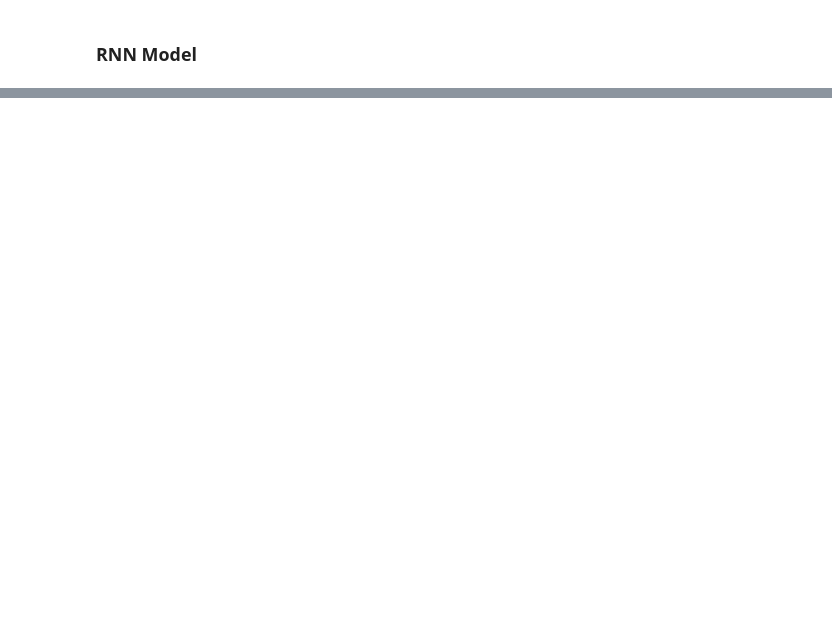
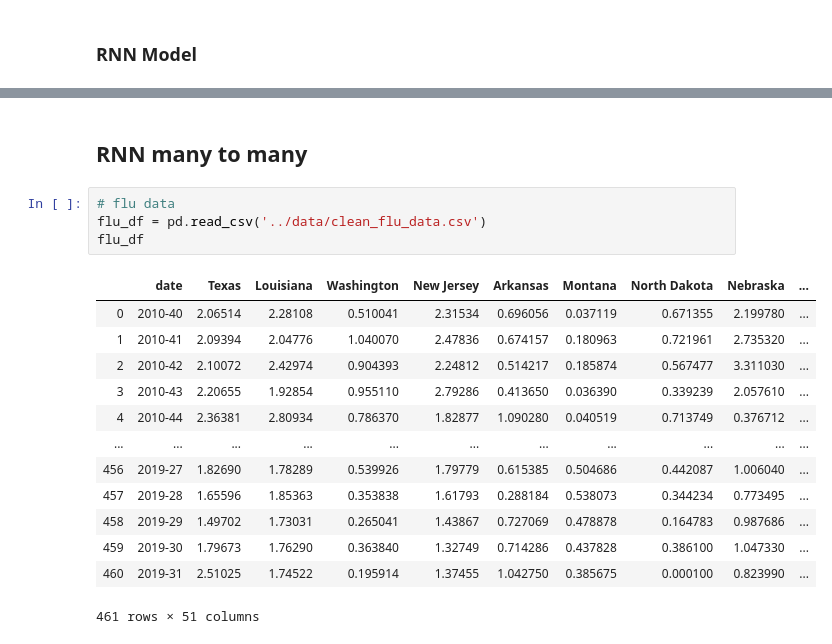
Before and after one commit to FiveSixSenvenEight/109B_flu_prediction, a Jupyter notebook: 02-analysis/NN.ipynb, the cells around one changed output, grey strips where cells are left out. Saved outputs shown, nothing was run; the diff lists cells and outputs as text; blank space fills up the shorter version.

```diff
--- a/02-analysis/NN.ipynb
+++ b/02-analysis/NN.ipynb
@@ -258,0 +298,20 @@ Test RMSE:  2.8383981152954116
+# %% [markdown]
+## RNN many to many
+# %%
+# flu data
+flu_df = pd.read_csv('../data/clean_flu_data.csv')
+flu_df
+# %% [output]
+|  | date | Texas | Louisiana | Washington | New Jersey | Arkansas | Montana | North Dakota | Nebraska | ... |
+| 0 | 2010-40 | 2.06514 | 2.28108 | 0.510041 | 2.31534 | 0.696056 | 0.037119 | 0.671355 | 2.199780 | ... |
+| 1 | 2010-41 | 2.09394 | 2.04776 | 1.040070 | 2.47836 | 0.674157 | 0.180963 | 0.721961 | 2.735320 | ... |
+| 2 | 2010-42 | 2.10072 | 2.42974 | 0.904393 | 2.24812 | 0.514217 | 0.185874 | 0.567477 | 3.311030 | ... |
+| 3 | 2010-43 | 2.20655 | 1.92854 | 0.955110 | 2.79286 | 0.413650 | 0.036390 | 0.339239 | 2.057610 | ... |
+| 4 | 2010-44 | 2.36381 | 2.80934 | 0.786370 | 1.82877 | 1.090280 | 0.040519 | 0.713749 | 0.376712 | ... |
+| ... | ... | ... | ... | ... | ... | ... | ... | ... | ... | ... |
+| 456 | 2019-27 | 1.82690 | 1.78289 | 0.539926 | 1.79779 | 0.615385 | 0.504686 | 0.442087 | 1.006040 | ... |
+| 457 | 2019-28 | 1.65596 | 1.85363 | 0.353838 | 1.61793 | 0.288184 | 0.538073 | 0.344234 | 0.773495 | ... |
+| 458 | 2019-29 | 1.49702 | 1.73031 | 0.265041 | 1.43867 | 0.727069 | 0.478878 | 0.164783 | 0.987686 | ... |
+| 459 | 2019-30 | 1.79673 | 1.76290 | 0.363840 | 1.32749 | 0.714286 | 0.437828 | 0.386100 | 1.047330 | ... |
+| 460 | 2019-31 | 2.51025 | 1.74522 | 0.195914 | 1.37455 | 1.042750 | 0.385675 | 0.000100 | 0.823990 | ... |
+461 rows × 51 columns
```
Also changed, not shown: parts of 30 cells of this notebook.
